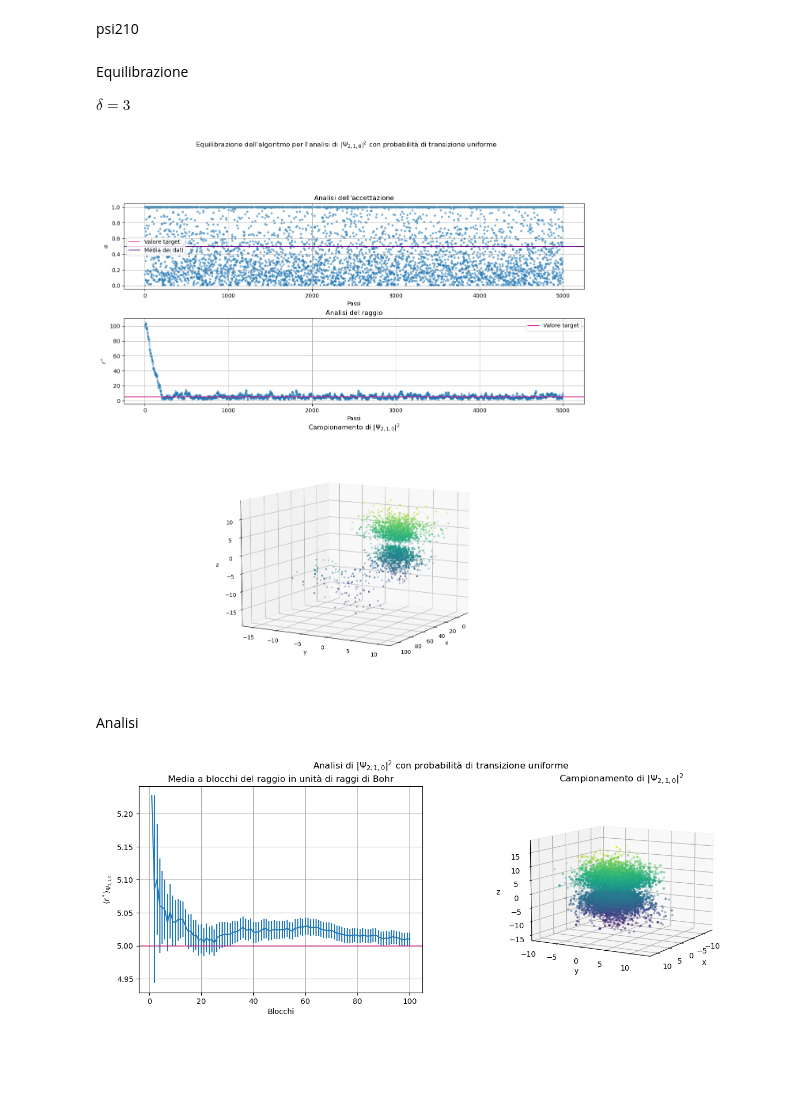
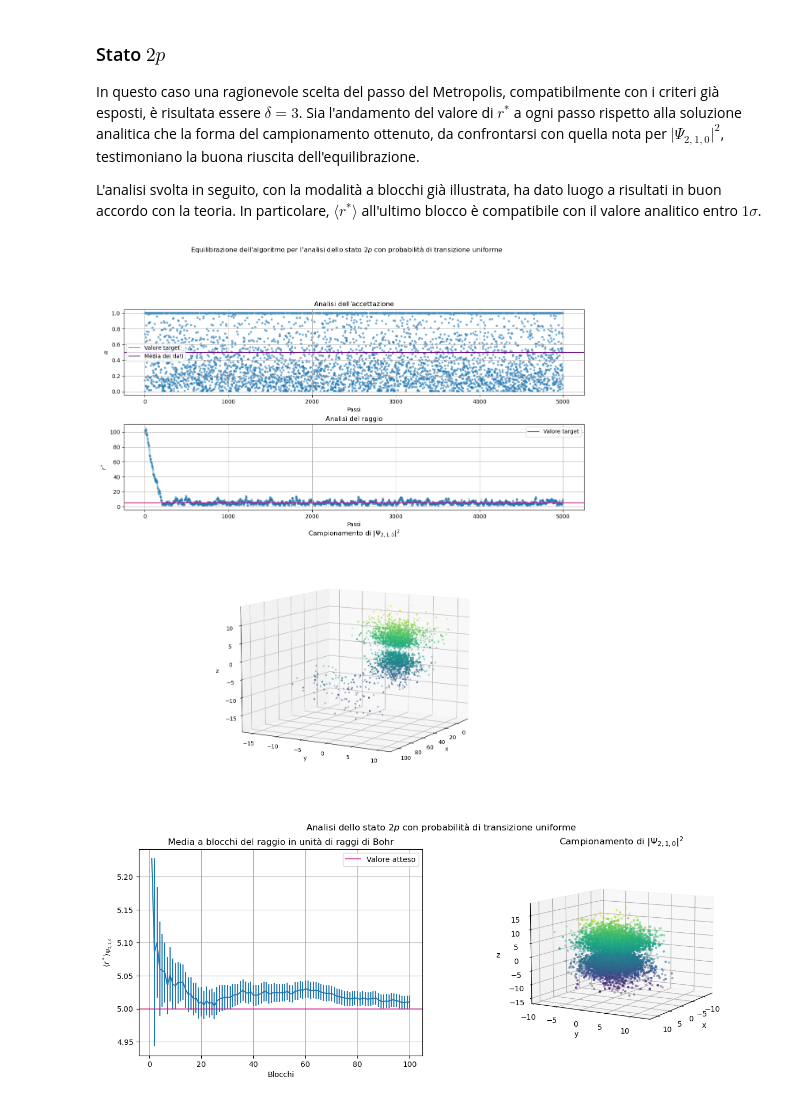
Before and after one commit to angela-bonato/LaboratorioSimulazioneNumerica, a Jupyter notebook: Es05/Esercitazione5.ipynb, the cells around one changed output. Saved outputs shown, nothing was run; the diff lists cells and outputs as text; code cells hidden in the pictures; blank space fills up the shorter version.

```diff
--- a/Es05/Esercitazione5.ipynb
+++ b/Es05/Esercitazione5.ipynb
@@ -103,12 +102,14 @@ plt.show()
 # %% [markdown]
-psi210
+### Stato $2p$
+
+In questo caso una ragionevole scelta del passo del Metropolis, compatibilmente con i criteri già esposti, è risultata essere $\delta=3$. Sia l'andamento del valore di $r^*$ a ogni passo rispetto alla soluzione analitica che la forma del campionamento ottenuto, da confrontarsi con quella nota per $\vert \Psi_{2,1,0} \vert ^2$, testimoniano la buona riuscita dell'equilibrazione.
+
+L'analisi svolta in seguito, con la modalità a blocchi già illustrata, ha dato luogo a risultati in buon accordo con la teoria. In particolare, $\langle r^* \rangle$ all'ultimo blocco è compatibile con il valore analitico entro $1\sigma$.
-# %% [markdown]
-Equilibrazione
-
-$\delta=3$
 # %%
-eu2, au2=np.loadtxt("unif2eq.dat", usecols=(0, 1),  unpack="true")  #valore di r e alpha per ogni step dell'equilibrazione
-exu2, eyu2, ezu2=np.loadtxt("unif2eqpos.dat", usecols=(0, 1, 2),  unpack="true")  #array per plot posizioni in 3d
+#valore di r e alpha per ogni step dell'equilibrazione
+eu2, au2=np.loadtxt("unif2eq.dat", usecols=(0, 1),  unpack="true")
+ #array per plot posizioni campionate in 3d
+exu2, eyu2, ezu2=np.loadtxt("unif2eqpos.dat", usecols=(0, 1, 2),  unpack="true")
 
 eu2fig ,(eu2plt1, eu2plt2, eu2plt3) = plt.subplots(3, 1, figsize=(15, 16), gridspec_kw={'height_ratios': [1, 1, 3]})
 
@@ -138,38 +139,39 @@ eu2plt3.set_zlabel('z')
 eu2plt3.set_title(r"Campionamento di $\vert \Psi_{2,1,0} \vert ^2$")
 eu2plt3.view_init(10, 30)
 
-eu2fig.suptitle(r"Equilibrazione dell'algoritmo per l'analisi di $\vert \Psi_{2,1,0} \vert ^2$ con probabilità di transizione uniforme")
+eu2fig.suptitle(r"Equilibrazione dell'algoritmo per l'analisi dello stato $2p$ con probabilità di transizione uniforme")
 
 plt.show()
 # %% [output]
-[figure, old version]
+[figure, new version]
-# %% [markdown]
-Analisi
 # %%
-ru2, erroru2=np.loadtxt("unif2rad.dat", usecols=(0, 1),  unpack="true")  #array per plot valor medio di r
-xu2, yu2, zu2=np.loadtxt("unif2pos.dat", usecols=(0, 1, 2),  unpack="true")  #array per plot posizioni in 3d
+#array per plot valor medio di r con errori
+ru2, erroru2=np.loadtxt("unif2rad.dat", usecols=(0, 1),  unpack="true")
+#array per plot posizioni campionate in 3d
+xu2, yu2, zu2=np.loadtxt("unif2pos.dat", usecols=(0, 1, 2),  unpack="true")
 
 u2fig ,(u2plt1, u2plt2) = plt.subplots(1, 2, figsize=(15, 5))
 
 u2plt1.errorbar(xb, ru2, yerr=erroru2)
 u2plt1.axhline(y=5, color="mediumvioletred", label="Valore atteso", alpha=0.7)
 u2plt1.set_xlabel("Blocchi")
 u2plt1.set_ylabel(r"$\langle r^* \rangle_{\Psi_{2,1,0}}$")
 u2plt1.set_title("Media a blocchi del raggio in unità di raggi di Bohr")
+u2plt1.legend()
 u2plt1.grid(True)
 
 u2plt2.axis('off')
 u2plt2=u2fig.add_subplot(122, projection='3d')
 u2plt2.scatter(xu2, yu2, zu2, marker='.', c=zu2, alpha=0.3)
 u2plt2.set_xlabel('x')
 u2plt2.set_ylabel('y')
 u2plt2.set_zlabel('z')
 u2plt2.set_title(r"Campionamento di $\vert \Psi_{2,1,0} \vert ^2$")
 u2plt2.view_init(10, 30)
 
-u2fig.suptitle(r"Analisi di $\vert \Psi_{2,1,0} \vert ^2$ con probabilità di transizione uniforme")
+u2fig.suptitle(r"Analisi dello stato $2p$ con probabilità di transizione uniforme")
 
 plt.show()
 # %% [output]
-[figure, old version]
+[figure, new version]
 # %% [markdown]
```
Also changed, not shown: parts of 23 cells of this notebook.
